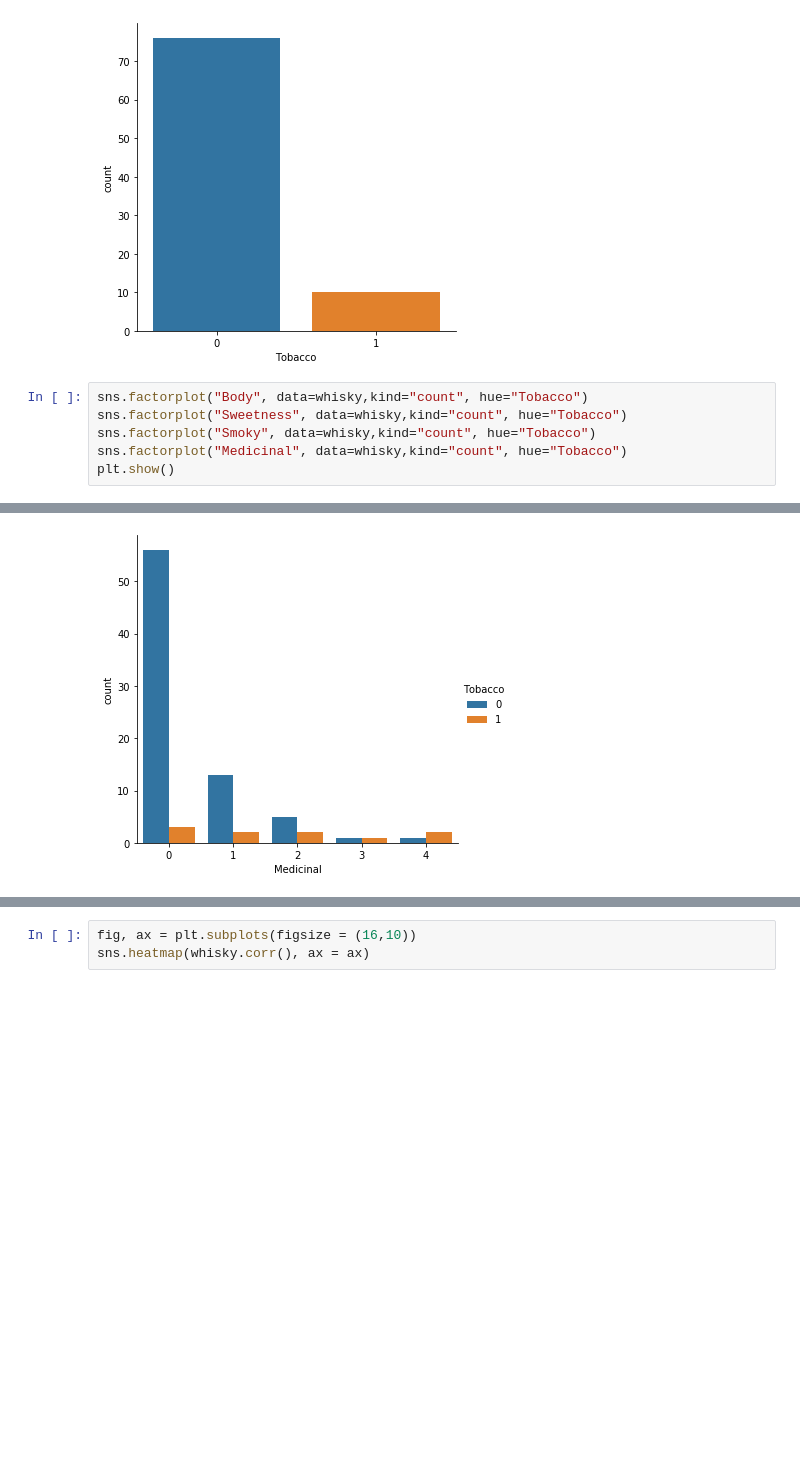
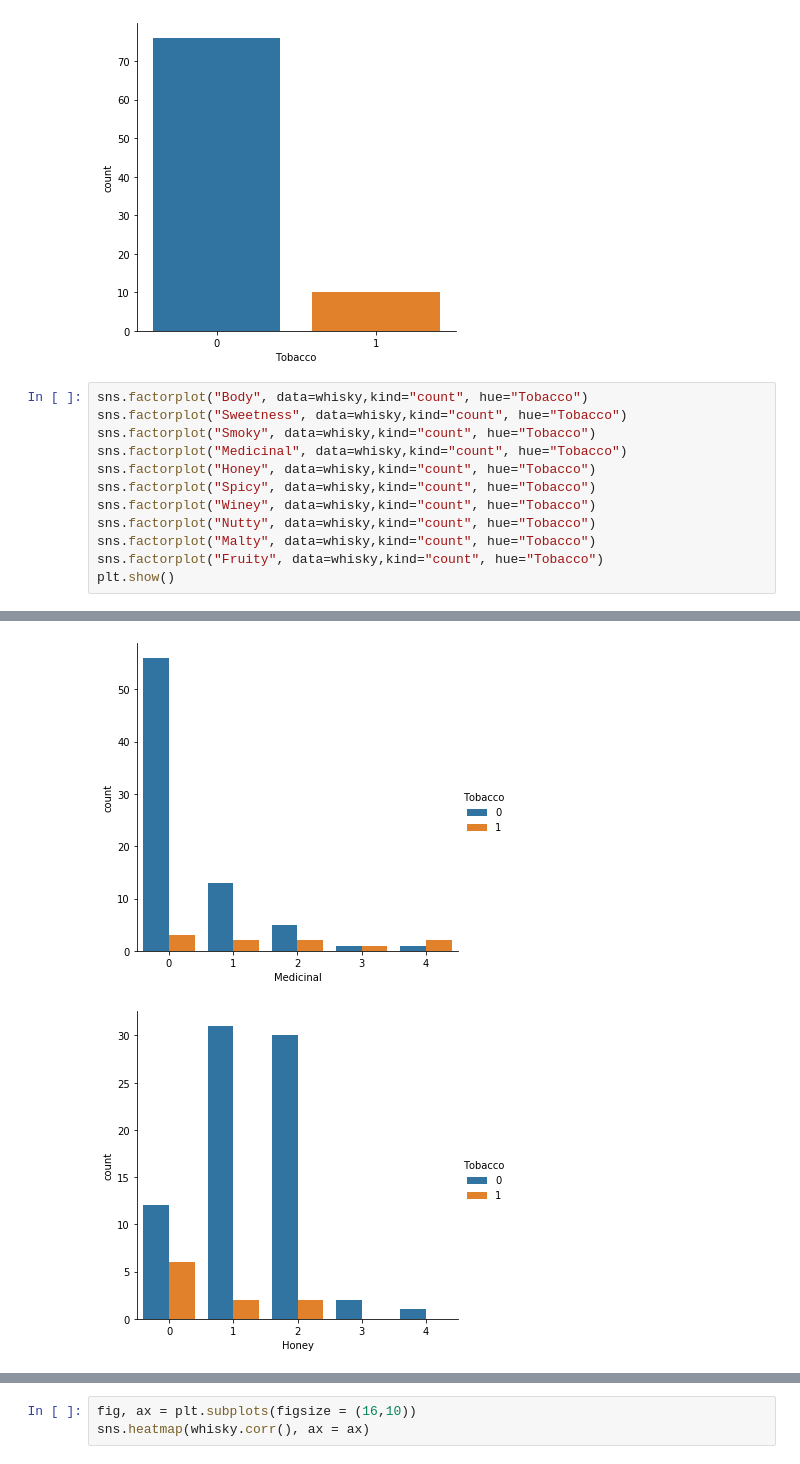
Before and after one commit to PhathuAuti/k-means_clustering, a Jupyter notebook: Whisky Tasting Data.ipynb, the cells around one changed output, grey strips where cells are left out. Cells and saved outputs as stored; diff of their text form; blank space fills up the shorter version.

```diff
--- a/Whisky Tasting Data.ipynb
+++ b/Whisky Tasting Data.ipynb
@@ -63,11 +63,18 @@ plt.show()
 # %%
 sns.factorplot("Body", data=whisky,kind="count", hue="Tobacco")
 sns.factorplot("Sweetness", data=whisky,kind="count", hue="Tobacco")
 sns.factorplot("Smoky", data=whisky,kind="count", hue="Tobacco")
 sns.factorplot("Medicinal", data=whisky,kind="count", hue="Tobacco")
+sns.factorplot("Honey", data=whisky,kind="count", hue="Tobacco")
+sns.factorplot("Spicy", data=whisky,kind="count", hue="Tobacco")
+sns.factorplot("Winey", data=whisky,kind="count", hue="Tobacco")
+sns.factorplot("Nutty", data=whisky,kind="count", hue="Tobacco")
+sns.factorplot("Malty", data=whisky,kind="count", hue="Tobacco")
+sns.factorplot("Fruity", data=whisky,kind="count", hue="Tobacco")
 plt.show()
 # %% [output]
 [figure]
 [figure]
 [figure]
 [figure]
+[figure, added]
```
Also changed, not shown: parts of 1 cell of this notebook.
